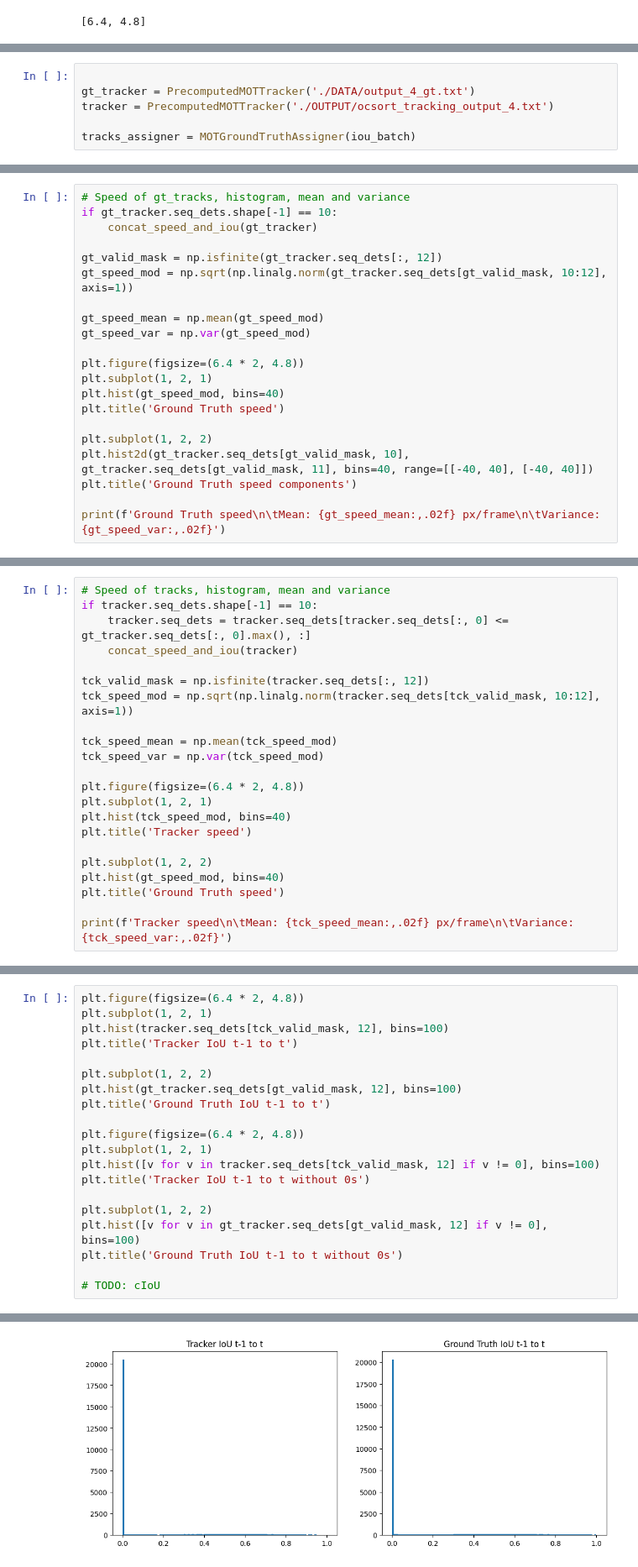
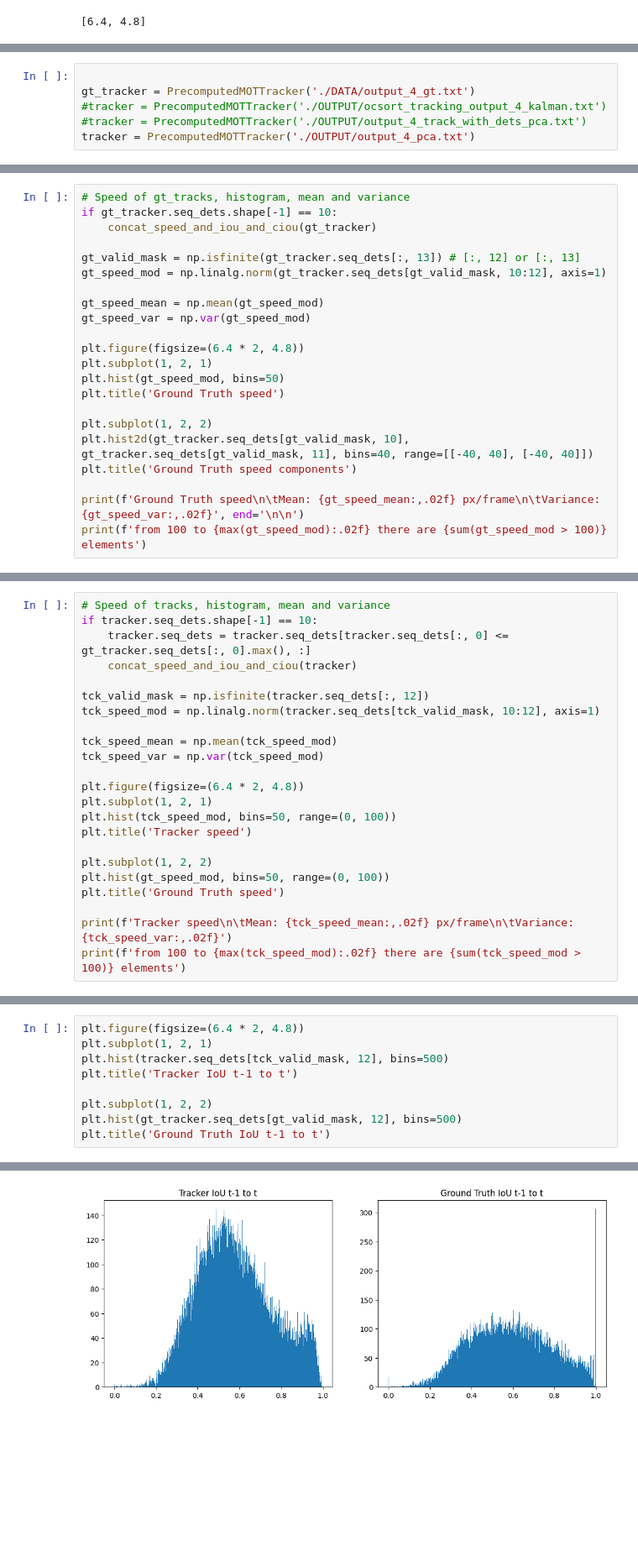
Before and after one commit to imatge-upc/AntTracking, a Jupyter notebook: histogramas.ipynb, the cells around one changed output, grey strips where cells are left out. Shown: that part at 84% size. Cells and saved outputs as stored; diff of their text form; blank space fills up the shorter version.

```diff
--- a/histogramas.ipynb
+++ b/histogramas.ipynb
@@ -59,7 +90,7 @@ def compute_iou(tracks1, tracks2):
 # %%
 
 gt_tracker = PrecomputedMOTTracker('./DATA/output_4_gt.txt')
-tracker = PrecomputedMOTTracker('./OUTPUT/ocsort_tracking_output_4.txt')
-
-tracks_assigner = MOTGroundTruthAssigner(iou_batch)
+#tracker = PrecomputedMOTTracker('./OUTPUT/ocsort_tracking_output_4_kalman.txt')
+#tracker = PrecomputedMOTTracker('./OUTPUT/output_4_track_with_dets_pca.txt')
+tracker = PrecomputedMOTTracker('./OUTPUT/output_4_pca.txt')
 # %%
@@ -91,23 +125,24 @@ def concat_speed_and_iou(tracker: PrecomputedMOTTracker):
 # %%
 # Speed of gt_tracks, histogram, mean and variance
 if gt_tracker.seq_dets.shape[-1] == 10:
-    concat_speed_and_iou(gt_tracker)
+    concat_speed_and_iou_and_ciou(gt_tracker)
 
-gt_valid_mask = np.isfinite(gt_tracker.seq_dets[:, 12])
-gt_speed_mod = np.sqrt(np.linalg.norm(gt_tracker.seq_dets[gt_valid_mask, 10:12], axis=1))
+gt_valid_mask = np.isfinite(gt_tracker.seq_dets[:, 13]) # [:, 12] or [:, 13]
+gt_speed_mod = np.linalg.norm(gt_tracker.seq_dets[gt_valid_mask, 10:12], axis=1)
 
 gt_speed_mean = np.mean(gt_speed_mod)
 gt_speed_var = np.var(gt_speed_mod)
 
 plt.figure(figsize=(6.4 * 2, 4.8))
 plt.subplot(1, 2, 1)
-plt.hist(gt_speed_mod, bins=40)
+plt.hist(gt_speed_mod, bins=50)
 plt.title('Ground Truth speed')
 
 plt.subplot(1, 2, 2)
 plt.hist2d(gt_tracker.seq_dets[gt_valid_mask, 10], gt_tracker.seq_dets[gt_valid_mask, 11], bins=40, range=[[-40, 40], [-40, 40]])
 plt.title('Ground Truth speed components')
 
-print(f'Ground Truth speed\n\tMean: {gt_speed_mean:,.02f} px/frame\n\tVariance: {gt_speed_var:,.02f}')
+print(f'Ground Truth speed\n\tMean: {gt_speed_mean:,.02f} px/frame\n\tVariance: {gt_speed_var:,.02f}', end='\n\n')
+print(f'from 100 to {max(gt_speed_mod):.02f} there are {sum(gt_speed_mod > 100)} elements')
 # %% [output]
 Ground Truth speed
@@ -118,23 +155,24 @@ Ground Truth speed
 # Speed of tracks, histogram, mean and variance
 if tracker.seq_dets.shape[-1] == 10:
     tracker.seq_dets = tracker.seq_dets[tracker.seq_dets[:, 0] <= gt_tracker.seq_dets[:, 0].max(), :]
-    concat_speed_and_iou(tracker)
+    concat_speed_and_iou_and_ciou(tracker)
 
 tck_valid_mask = np.isfinite(tracker.seq_dets[:, 12])
-tck_speed_mod = np.sqrt(np.linalg.norm(tracker.seq_dets[tck_valid_mask, 10:12], axis=1))
+tck_speed_mod = np.linalg.norm(tracker.seq_dets[tck_valid_mask, 10:12], axis=1)
 
 tck_speed_mean = np.mean(tck_speed_mod)
 tck_speed_var = np.var(tck_speed_mod)
 
 plt.figure(figsize=(6.4 * 2, 4.8))
 plt.subplot(1, 2, 1)
-plt.hist(tck_speed_mod, bins=40)
+plt.hist(tck_speed_mod, bins=50, range=(0, 100))
 plt.title('Tracker speed')
 
 plt.subplot(1, 2, 2)
-plt.hist(gt_speed_mod, bins=40)
+plt.hist(gt_speed_mod, bins=50, range=(0, 100))
 plt.title('Ground Truth speed')
 
 print(f'Tracker speed\n\tMean: {tck_speed_mean:,.02f} px/frame\n\tVariance: {tck_speed_var:,.02f}')
+print(f'from 100 to {max(tck_speed_mod):.02f} there are {sum(tck_speed_mod > 100)} elements')
 # %% [output]
 Tracker speed
@@ -144,21 +183,10 @@ Tracker speed
 # %%
 plt.figure(figsize=(6.4 * 2, 4.8))
 plt.subplot(1, 2, 1)
-plt.hist(tracker.seq_dets[tck_valid_mask, 12], bins=100)
+plt.hist(tracker.seq_dets[tck_valid_mask, 12], bins=500)
 plt.title('Tracker IoU t-1 to t')
 
 plt.subplot(1, 2, 2)
-plt.hist(gt_tracker.seq_dets[gt_valid_mask, 12], bins=100)
+plt.hist(gt_tracker.seq_dets[gt_valid_mask, 12], bins=500)
 plt.title('Ground Truth IoU t-1 to t')
-
-plt.figure(figsize=(6.4 * 2, 4.8))
-plt.subplot(1, 2, 1)
-plt.hist([v for v in tracker.seq_dets[tck_valid_mask, 12] if v != 0], bins=100)
-plt.title('Tracker IoU t-1 to t without 0s')
-
-plt.subplot(1, 2, 2)
-plt.hist([v for v in gt_tracker.seq_dets[gt_valid_mask, 12] if v != 0], bins=100)
-plt.title('Ground Truth IoU t-1 to t without 0s')
-
-# TODO: cIoU
 # %% [output]
@@ -166 +194 @@ Text(0.5, 1.0, 'Ground Truth IoU t-1 to t without 0s')
-[figure, old version]
+[figure, new version]
```
Also changed, not shown: parts of 9 cells of this notebook, 18 other files.
